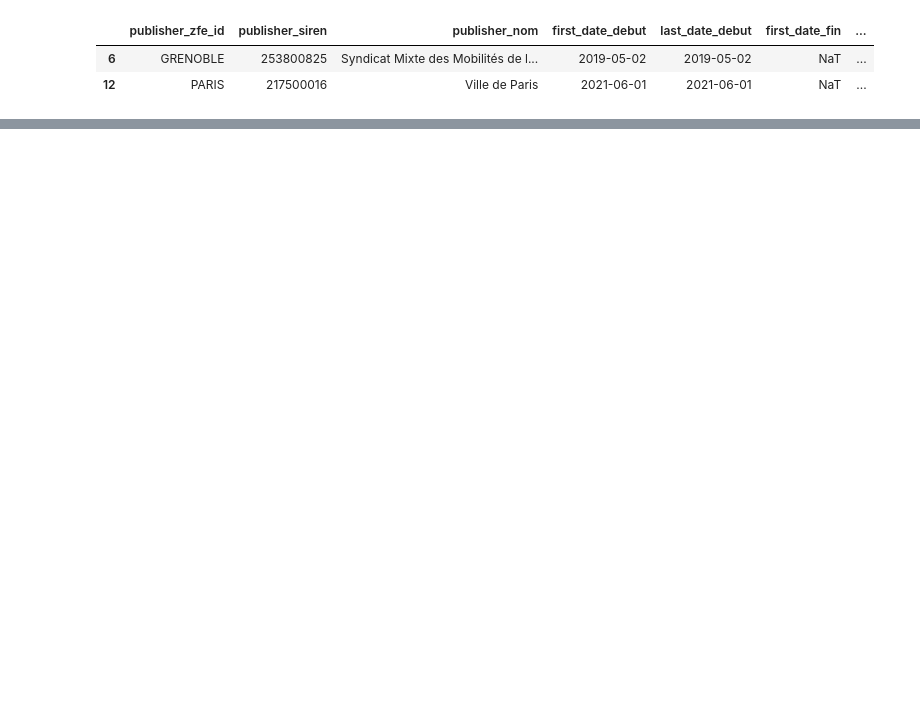
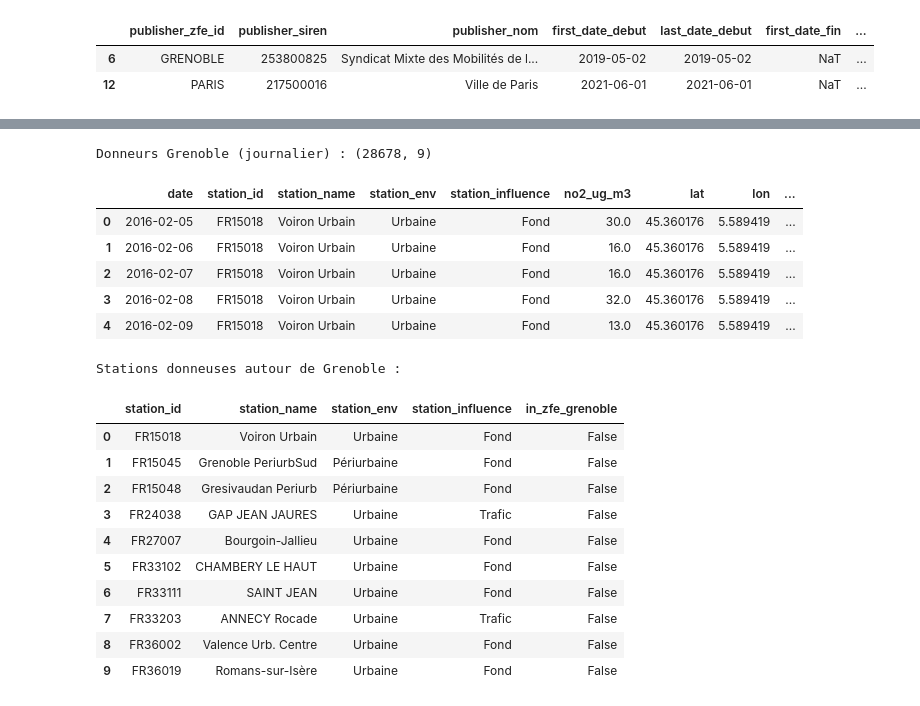
Before and after one commit to pasilvente/project_python_for_data_science_at_ENSAE_ZFE_ML_SCM, a Jupyter notebook: rapport_zfe.ipynb, the cells around one changed output, grey strips where cells are left out. Drawn from its saved outputs; the diff is of its cells as text; code cells hidden in the pictures; blank space fills up the shorter version.

```diff
--- a/rapport_zfe.ipynb
+++ b/rapport_zfe.ipynb
@@ -288,0 +313,43 @@ Stations Paris et appartenance à la ZFE :
+# %%
+# Nom du fichier brut pour les donneurs autour de Grenoble
+GRENOBLE_DONORS_RAW = (
+    "Export Moy. journalière - 20251205011655 - 2016-02-05 00_00 - 2024-02-05 00_00.csv"
+)
+
+donors_grenoble_daily, donors_grenoble_meta = build_no2_with_zfe_flag(
+    data_dir=DATA_DIR,
+    raw_csv_name=GRENOBLE_DONORS_RAW,
+    zfe_id="GRENOBLE",
+    out_daily_name="no2_donors_grenoble_daily_clean.csv",
+    in_zfe_col="in_zfe_grenoble",
+)
+
+print("Donneurs Grenoble (journalier) :", donors_grenoble_daily.shape)
+display(donors_grenoble_daily.head())
+
+print("Stations donneuses autour de Grenoble :")
+display(
+    donors_grenoble_meta[
+        ["station_id", "station_name", "station_env", "station_influence", "in_zfe_grenoble"]
+    ]
+)
+# %% [output]
+Donneurs Grenoble (journalier) : (28678, 9)
+|  | date | station_id | station_name | station_env | station_influence | no2_ug_m3 | lat | lon | ... |
+| 0 | 2016-02-05 | FR15018 | Voiron Urbain | Urbaine | Fond | 30.0 | 45.360176 | 5.589419 | ... |
+| 1 | 2016-02-06 | FR15018 | Voiron Urbain | Urbaine | Fond | 16.0 | 45.360176 | 5.589419 | ... |
+| 2 | 2016-02-07 | FR15018 | Voiron Urbain | Urbaine | Fond | 16.0 | 45.360176 | 5.589419 | ... |
+| 3 | 2016-02-08 | FR15018 | Voiron Urbain | Urbaine | Fond | 32.0 | 45.360176 | 5.589419 | ... |
+| 4 | 2016-02-09 | FR15018 | Voiron Urbain | Urbaine | Fond | 13.0 | 45.360176 | 5.589419 | ... |
+Stations donneuses autour de Grenoble :
+|  | station_id | station_name | station_env | station_influence | in_zfe_grenoble |
+| 0 | FR15018 | Voiron Urbain | Urbaine | Fond | False |
+| 1 | FR15045 | Grenoble PeriurbSud | Périurbaine | Fond | False |
+| 2 | FR15048 | Gresivaudan Periurb | Périurbaine | Fond | False |
+| 3 | FR24038 | GAP JEAN JAURES | Urbaine | Trafic | False |
+| 4 | FR27007 | Bourgoin-Jallieu | Urbaine | Fond | False |
+| 5 | FR33102 | CHAMBERY LE HAUT | Urbaine | Fond | False |
+| 6 | FR33111 | SAINT JEAN | Urbaine | Fond | False |
+| 7 | FR33203 | ANNECY Rocade | Urbaine | Trafic | False |
+| 8 | FR36002 | Valence Urb. Centre | Urbaine | Fond | False |
+| 9 | FR36019 | Romans-sur-Isère | Urbaine | Fond | False |
```
Also changed, not shown: parts of 12 cells of this notebook, 4 other files.
